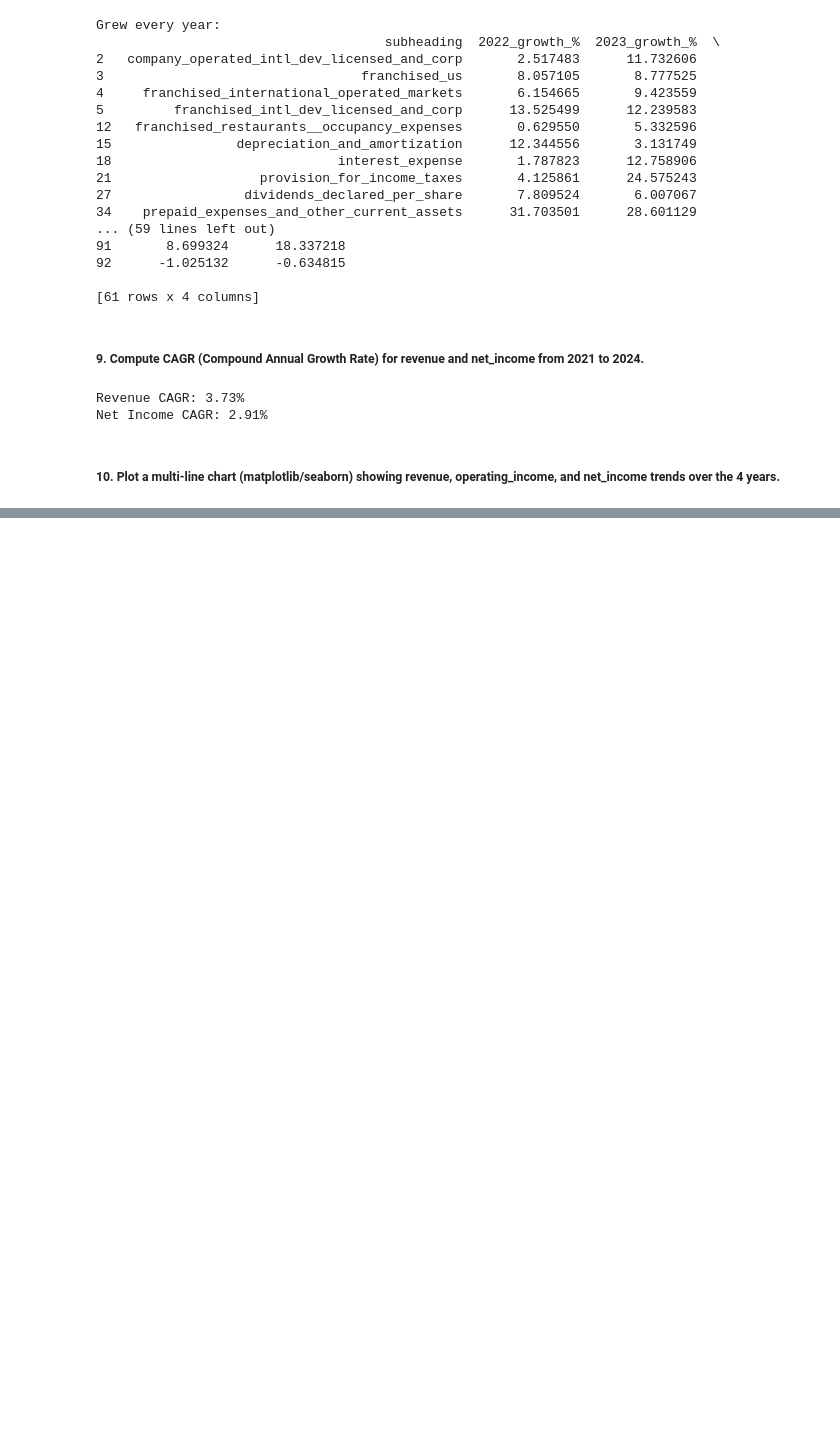
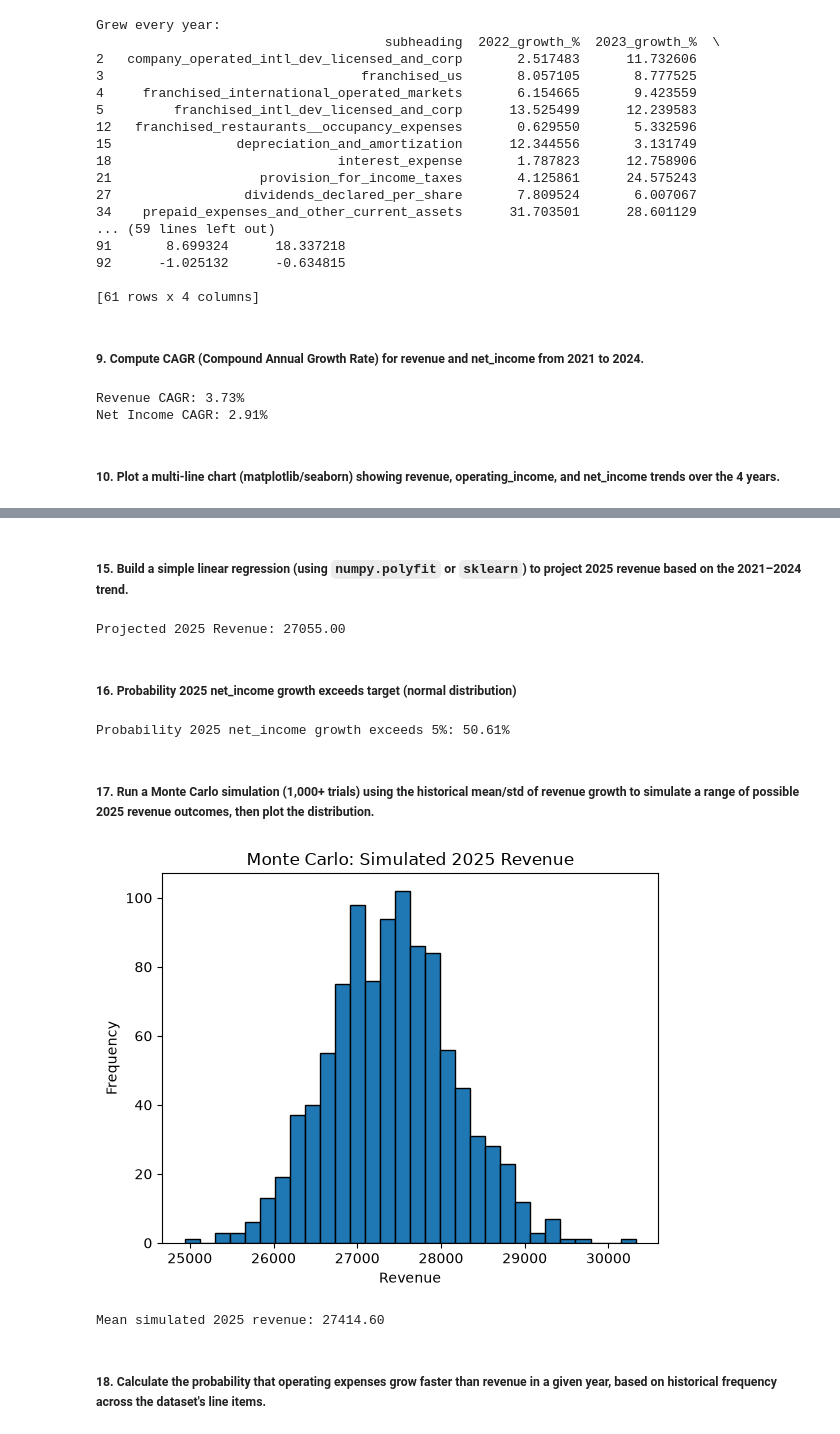
Before and after one commit to shiva3994/Practice, a Jupyter notebook: Daily Python/L_Mcdonalds_report.ipynb, the cells around one changed output, grey strips where cells are left out. Cells and saved outputs as stored; diff of their text form; code cells hidden in the pictures; blank space fills up the shorter version.

```diff
--- a/Daily Python/L_Mcdonalds_report.ipynb
+++ b/Daily Python/L_Mcdonalds_report.ipynb
@@ -348,0 +396,7 @@ Net Income CAGR: 2.91%
+# %%
+growth_cols = ['2022_growth_%', '2023_growth_%', '2024_growth_%']
+
+print("Mean:\n", yoy_df[growth_cols].mean())
+print("Median:\n", yoy_df[growth_cols].median())
+print("Std Dev:\n", yoy_df[growth_cols].std())
+print("Variance:\n", yoy_df[growth_cols].var())
@@ -348,0 +484,73 @@ Net Income CAGR: 2.91%
+# %% [markdown]
+##### 15. Build a simple linear regression (using `numpy.polyfit` or `sklearn`) to project 2025 revenue based on the 2021–2024 trend.
+# %%
+revenue_segments = [
+    'company_operated_us',
+    'company_operated_international_operated_markets',
+    'company_operated_intl_dev_licensed_and_corp',
+    'franchised_us',
+    'franchised_international_operated_markets',
+    'franchised_intl_dev_licensed_and_corp',
+    'other_revenues'
+]
+
+x = np.array([2021, 2022, 2023, 2024])
+y = df[df['subheading'].isin(revenue_segments)][years].sum().values
+
+slope, intercept = np.polyfit(x, y, 1)
+revenue_2025 = slope * 2025 + intercept
+
+print(f"Projected 2025 Revenue: {revenue_2025:.2f}")
+# %% [output]
+Projected 2025 Revenue: 27055.00
+# %% [markdown]
+##### 16. Probability 2025 net_income growth exceeds target (normal distribution)
+# %%
+from scipy.stats import norm
+
+net_income_growth = yoy_df[yoy_df['subheading'] == 'net_income'][growth_cols].values.flatten()
+
+mean_growth = np.mean(net_income_growth)
+std_growth = np.std(net_income_growth)
+target = 5  # target % growth
+
+prob_exceed = 1 - norm.cdf(target, loc=mean_growth, scale=std_growth)
+print(f"Probability 2025 net_income growth exceeds {target}%: {prob_exceed:.2%}")
+# %% [output]
+Probability 2025 net_income growth exceeds 5%: 50.61%
+# %% [markdown]
+##### 17. Run a Monte Carlo simulation (1,000+ trials) using the historical mean/std of revenue growth to simulate a range of possible 2025 revenue outcomes, then plot the distribution.
+# %%
+revenue_segments = [
+    'company_operated_us',
+    'company_operated_international_operated_markets',
+    'company_operated_intl_dev_licensed_and_corp',
+    'franchised_us',
+    'franchised_international_operated_markets',
+    'franchised_intl_dev_licensed_and_corp',
+    'other_revenues'
+]
+
+# Sum revenue growth % across all segments, per year, then average across segments to get overall revenue growth
+revenue_growth = yoy_df[yoy_df['subheading'].isin(revenue_segments)][growth_cols].mean().values
+
+mean_g, std_g = np.mean(revenue_growth), np.std(revenue_growth)
+
+revenue_2024 = df[df['subheading'].isin(revenue_segments)]['2024'].sum()
+
+np.random.seed(42)
+simulated_growth = np.random.normal(mean_g, std_g, 1000)
+simulated_2025 = revenue_2024 * (1 + simulated_growth / 100)
+
+plt.hist(simulated_2025, bins=30, edgecolor='black')
+plt.title('Monte Carlo: Simulated 2025 Revenue')
+plt.xlabel('Revenue')
+plt.ylabel('Frequency')
+plt.show()
+
+print(f"Mean simulated 2025 revenue: {simulated_2025.mean():.2f}")
+# %% [output]
+[figure, added]
+Mean simulated 2025 revenue: 27414.60
+# %% [markdown]
+##### 18. Calculate the probability that operating expenses grow faster than revenue in a given year, based on historical frequency across the dataset's line items.
```
Also changed, not shown: parts of 17 cells of this notebook.
